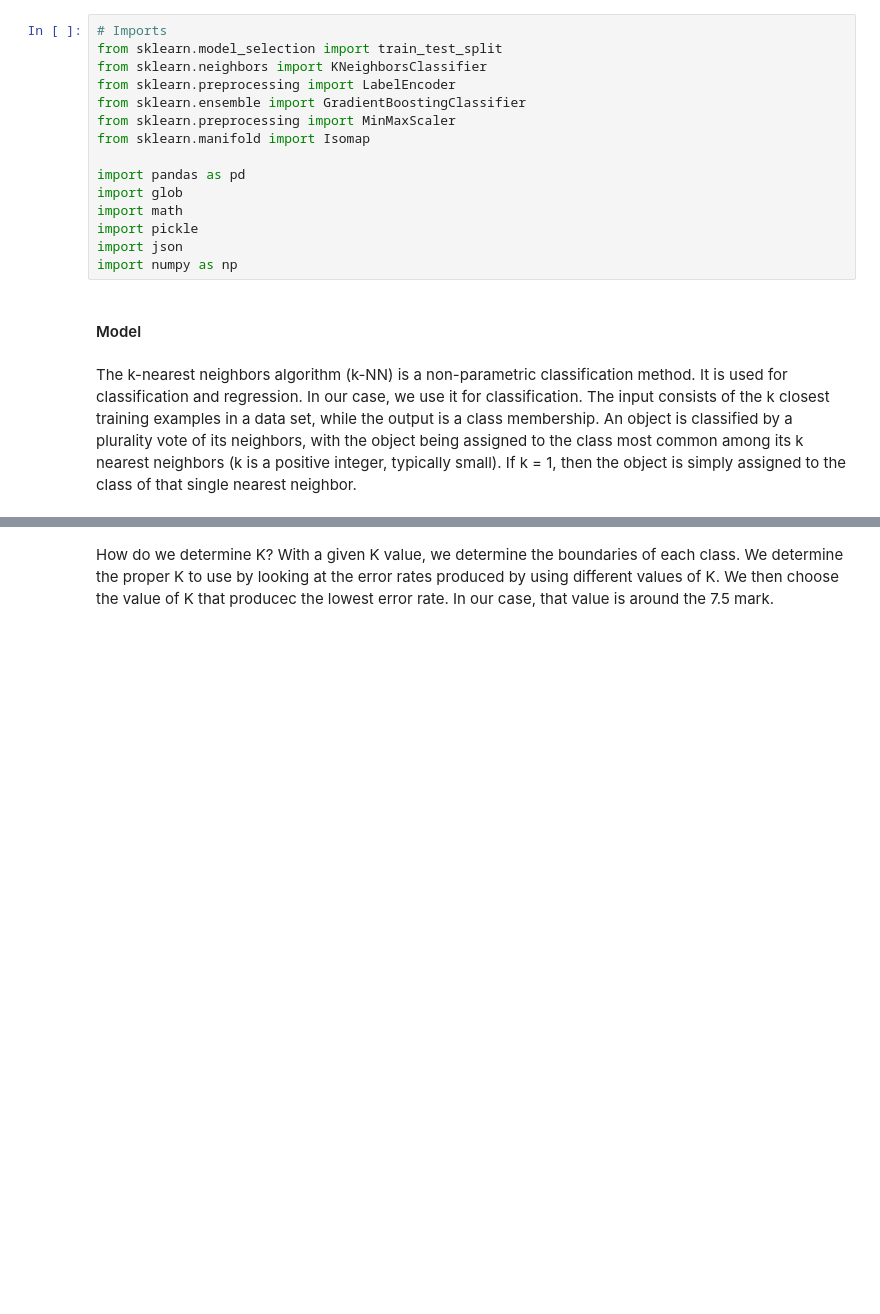
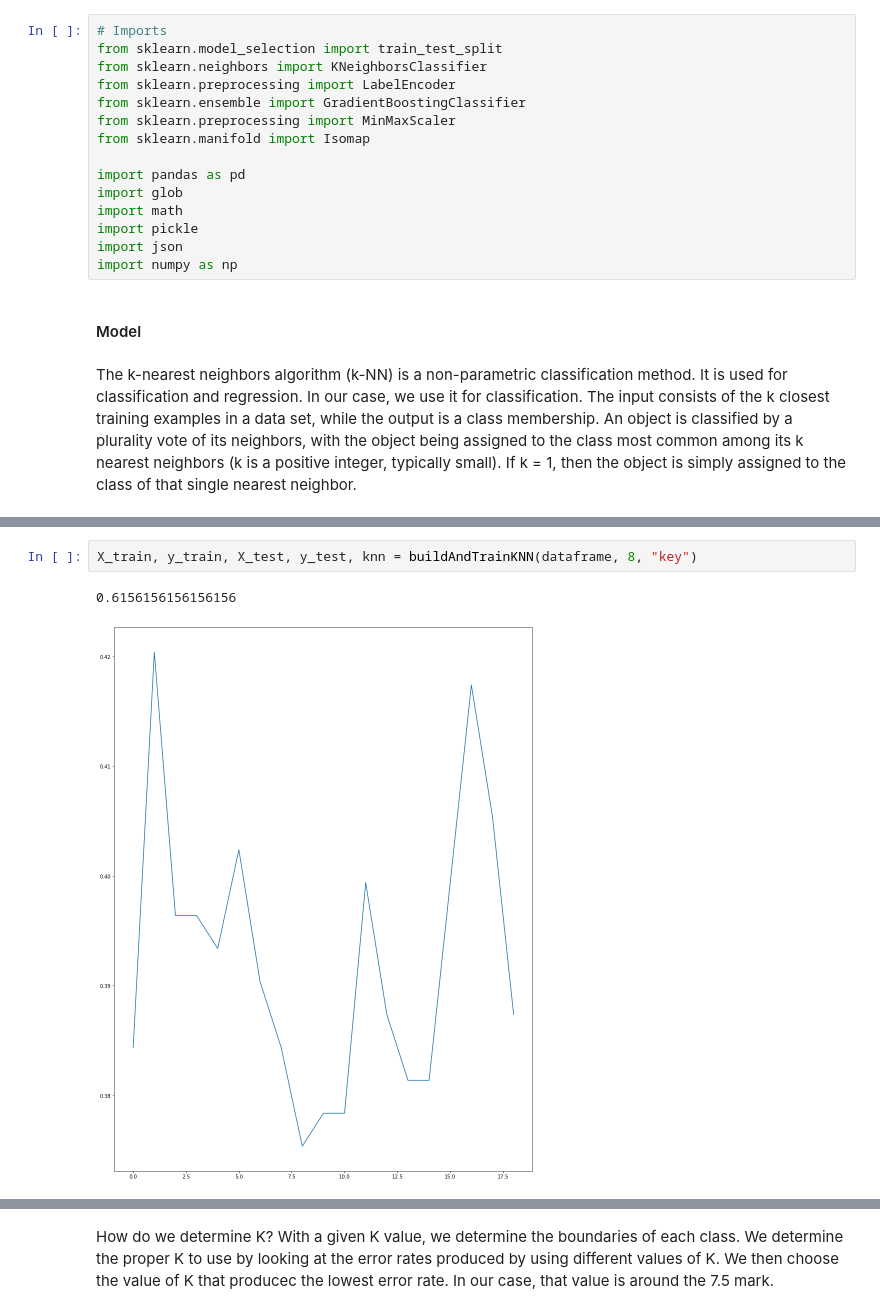
Before and after one commit to abremard/OT2_Data_Mining, a Jupyter notebook: main.ipynb, the cells around one changed output, grey strips where cells are left out. Saved outputs shown, nothing was run; the diff lists cells and outputs as text; blank space fills up the shorter version.

```diff
--- a/main.ipynb
+++ b/main.ipynb
@@ -547,0 +577,5 @@ pickle.dump(scaler, scalerPickle)
+# %%
+X_train, y_train, X_test, y_test, knn = buildAndTrainKNN(dataframe, 8, "key")
+# %% [output]
+0.6156156156156156
+[figure, added]
```
Also changed, not shown: parts of 14 cells of this notebook, 1 other file.
